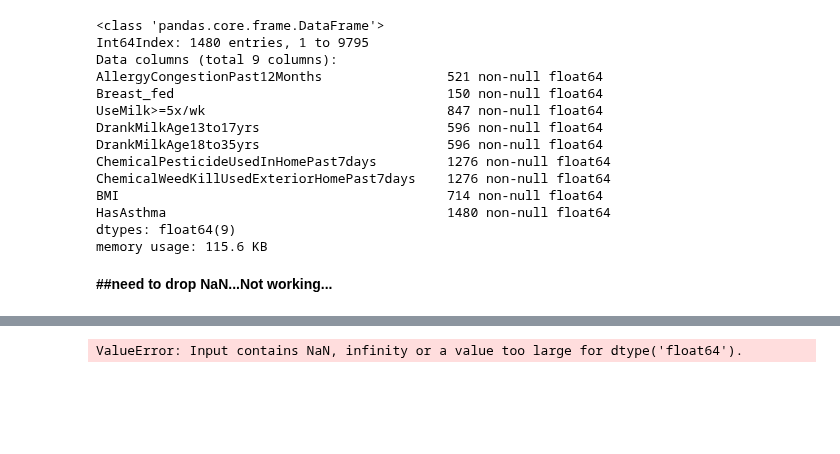
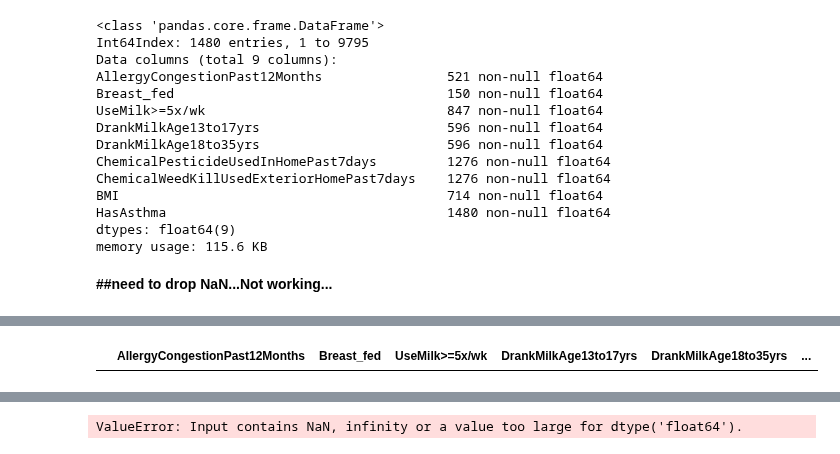
Before and after one commit to mightysquirrely/Capstone-2-Project, a Jupyter notebook: Capstone-2-Work.ipynb, the cells around one changed output, grey strips where cells are left out. Drawn from its saved outputs; the diff is of its cells as text; code cells hidden in the pictures; blank space fills up the shorter version.

```diff
--- a/Capstone-2-Work.ipynb
+++ b/Capstone-2-Work.ipynb
@@ -268,3 +257,0 @@ asthma_yes.head()
-# %%
-asthma_yes.replace(["NaN", 'NaT'], np.nan, inplace = True)
-asthma_yes.head()
@@ -287,0 +258,5 @@ asthma_yes.head()
+# %%
+asthma_clean = asthma_yes.dropna()
+asthma_clean.head()
+# %% [output]
+|  | AllergyCongestionPast12Months | Breast_fed | UseMilk>=5x/wk | DrankMilkAge13to17yrs | DrankMilkAge18to35yrs | ... |
```
Also changed, not shown: parts of 4 cells of this notebook.
